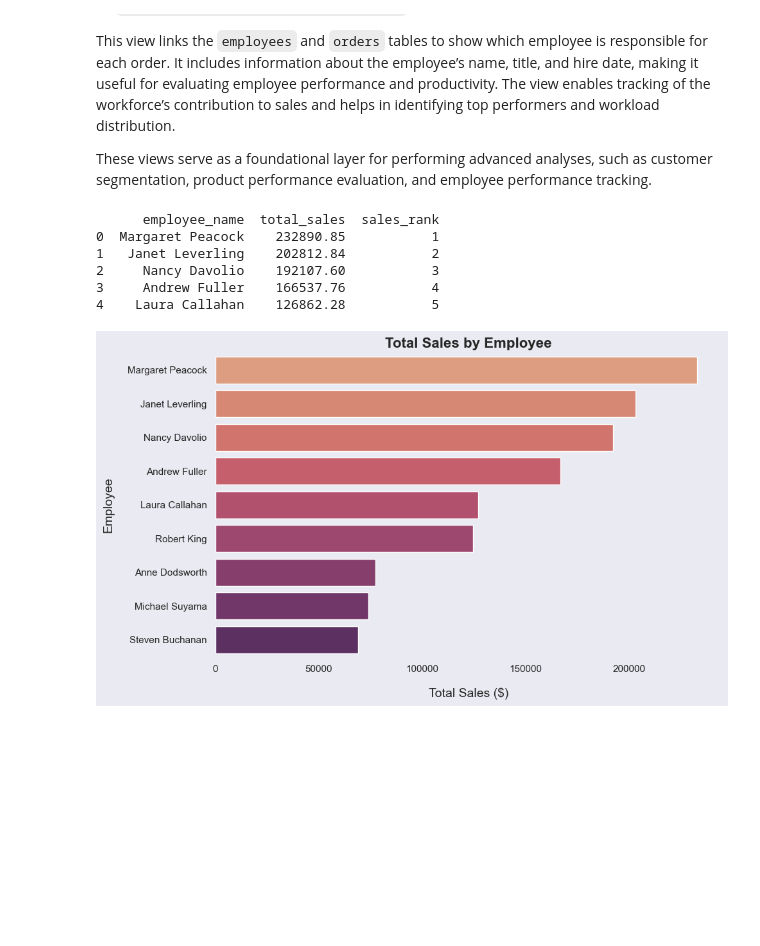
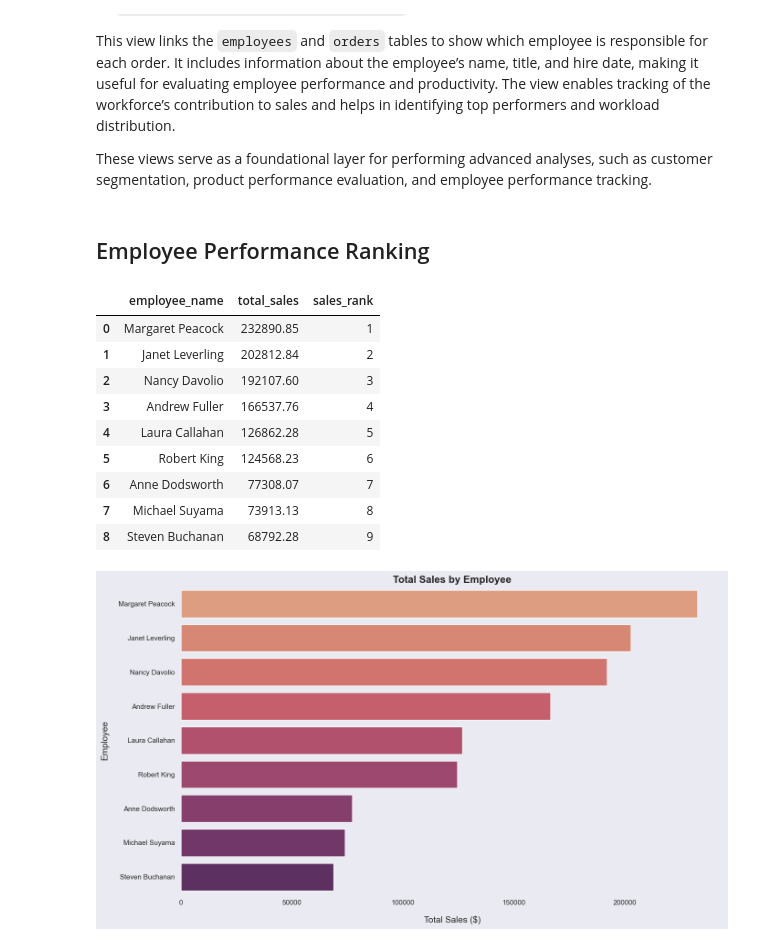
Before and after one commit to dimitar-m/northwind-sales-analysis, a Jupyter notebook: northwind_traders.ipynb, the cells around one changed output. Cells and saved outputs as stored; diff of their text form; code cells hidden in the pictures; blank space fills up the shorter version.

```diff
--- a/northwind_traders.ipynb
+++ b/northwind_traders.ipynb
@@ -260,6 +261,8 @@ This view merges the `order_details`, `products`, and `orders` tables, offering
 This view links the `employees` and `orders` tables to show which employee is responsible for each order. It includes information about the employee’s name, title, and hire date, making it useful for evaluating employee performance and productivity. The view enables tracking of the workforce’s contribution to sales and helps in identifying top performers and workload distribution.
 
 These views serve as a foundational layer for performing advanced analyses, such as customer segmentation, product performance evaluation, and employee performance tracking.
+# %% [markdown]
+## Employee Performance Ranking
 # %%
 # Query to get the employee sales data
 query = """
@@ -283,46 +286,50 @@ SELECT employee_name,
 employee_sales_df = pd.read_sql_query(query, engine)
 
 # Preview
-print(employee_sales_df.head())
+employee_sales_df
 # %% [output]
-      employee_name  total_sales  sales_rank
-0  Margaret Peacock    232890.85           1
-1   Janet Leverling    202812.84           2
-2     Nancy Davolio    192107.60           3
-3     Andrew Fuller    166537.76           4
-4    Laura Callahan    126862.28           5
+|  | employee_name | total_sales | sales_rank |
+| 0 | Margaret Peacock | 232890.85 | 1 |
+| 1 | Janet Leverling | 202812.84 | 2 |
+| 2 | Nancy Davolio | 192107.60 | 3 |
+| 3 | Andrew Fuller | 166537.76 | 4 |
+| 4 | Laura Callahan | 126862.28 | 5 |
+| 5 | Robert King | 124568.23 | 6 |
+| 6 | Anne Dodsworth | 77308.07 | 7 |
+| 7 | Michael Suyama | 73913.13 | 8 |
+| 8 | Steven Buchanan | 68792.28 | 9 |
 # %%
 # Set a stylistic theme
 sns.set_theme(style='dark')
 
 # Create a figure for the bar chart, setting the size and background color
-plt.figure(figsize=(10, 6), facecolor='#EAEAF2')
+plt.figure(figsize=(14, 8), facecolor='#EAEAF2')
 
 # Plot a horizontal bar chart using Seaborn, with color differentiation by movie
 sns.barplot(
-    x='total_sales',           # x-axis represents the view count
-    y='employee_name',                          # y-axis represents the movies
+    x='total_sales',                # x-axis represents the total sales
+    y='employee_name',              # y-axis represents the employees
     data=employee_sales_df,         # use the DataFrame containing the sorted data
-    hue='employee_name',              # add color differentiation based on the movie
-    palette='flare'         # use the 'viridis' color palette for the bars
+    hue='employee_name',            # add color differentiation based on the employee
+    palette='flare'
 )
 
 # Set the title of the plot with bold text and increased font size
 plt.title('Total Sales by Employee', weight='bold', fontsize=16)
 
 # Label the x-axis with increased font size and add padding
 plt.xlabel('Total Sales ($)', fontsize=14, labelpad=15)
 
 # Label the y-axis with increased font size and add padding
 plt.ylabel('Employee', fontsize=14, labelpad=15)
 
 # Remove the top and right spines for a cleaner look
 sns.despine(bottom=True, left=True)
 
 # Automatically adjust the subplot parameters for better layout
 plt.tight_layout()
 
 # Display the plot
 plt.show()
 # %% [output]
-[figure, old version]
+[figure, new version]
```
Also changed, not shown: parts of 27 cells of this notebook.
